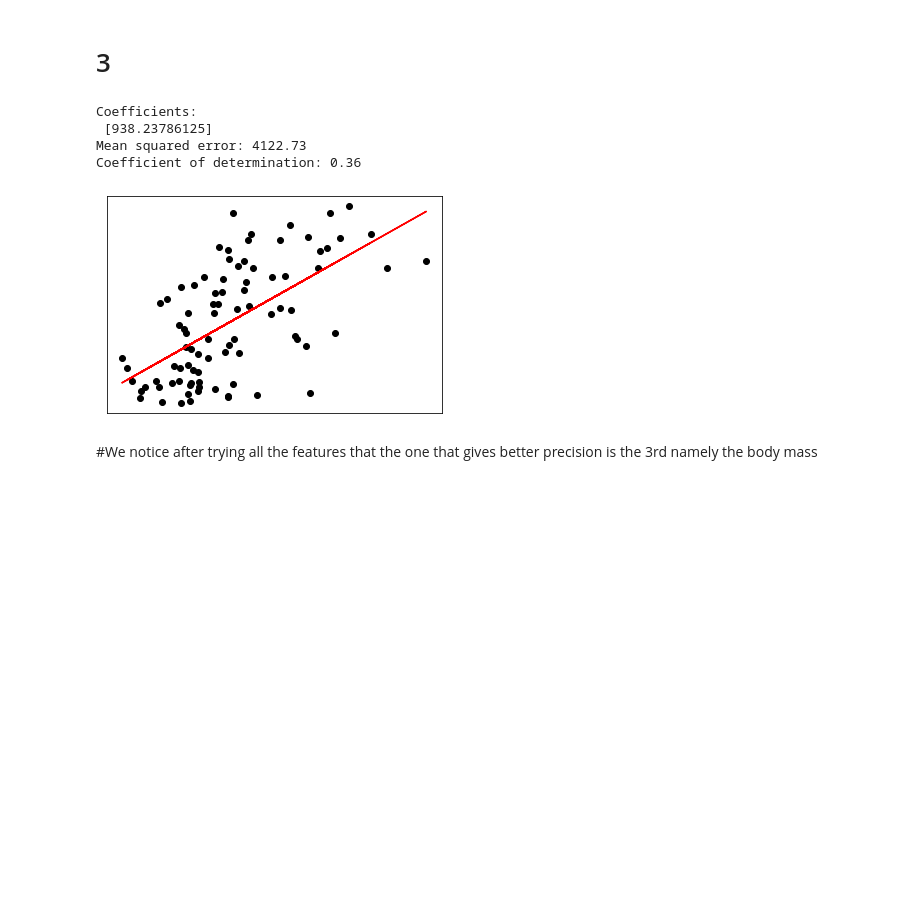
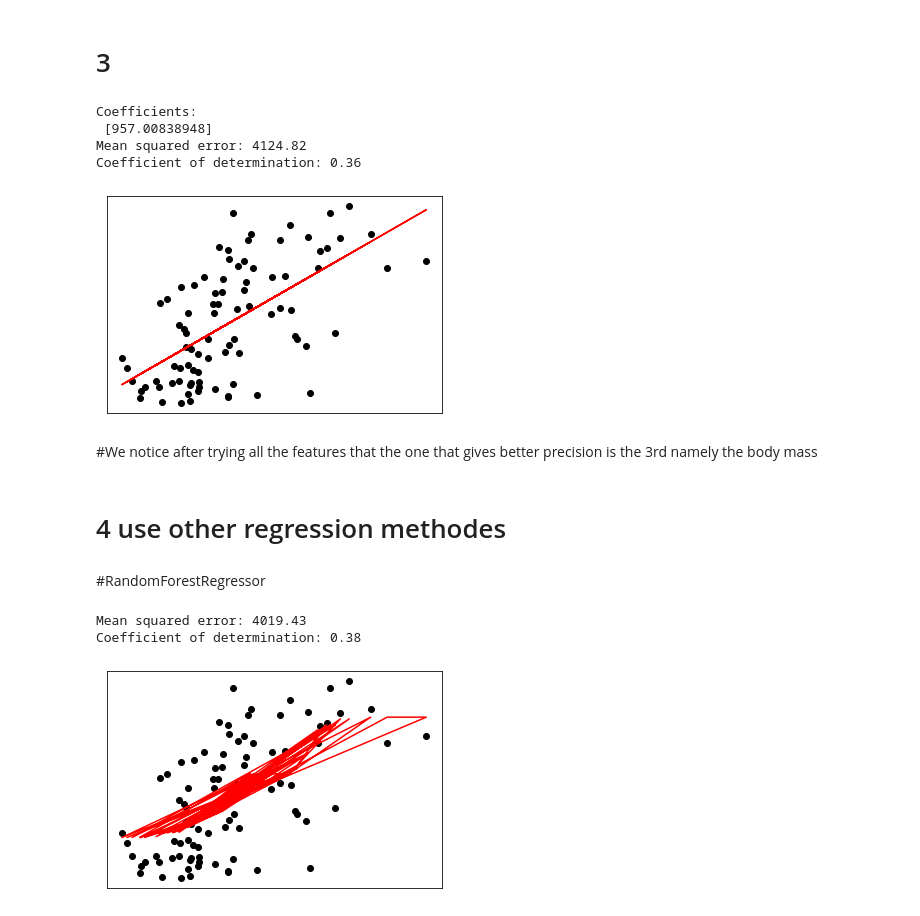
Before and after one commit to massinoLight/TpfouilleDeDonnees, a Jupyter notebook: TP3.ipynb, the cells around one changed output. Saved outputs shown, nothing was run; the diff lists cells and outputs as text; code cells hidden in the pictures; blank space fills up the shorter version.

```diff
--- a/TP3.ipynb
+++ b/TP3.ipynb
@@ -164,7 +164,7 @@ DataPrediction = regr.predict(testDataX)
 # %%
 from sklearn.metrics import mean_squared_error, r2_score
 # The coefficients
-print('Coefficients: \n', regr.coef_)
+print('Coefficients: \n', reg.coef_)
 # The mean squared error
 print('Mean squared error: %.2f'% mean_squared_error(testDataY, DataPrediction))
 # The coefficient of determination: 1 is perfect prediction
@@ -180,9 +180,37 @@ plt.yticks(())
 plt.show()
 # %% [output]
 Coefficients:
- [938.23786125]
-Mean squared error: 4122.73
+ [957.00838948]
+Mean squared error: 4124.82
 Coefficient of determination: 0.36
 [figure]
 # %% [markdown]
 #We notice after trying all the features that the one that gives better precision is the 3rd namely the body mass
+# %% [markdown]
+# 4 use other regression methodes
+# %% [markdown]
+#RandomForestRegressor
+# %%
+from sklearn.ensemble import RandomForestRegressor
+from sklearn.datasets import make_regression
+regr = RandomForestRegressor(max_depth=2, random_state=0)
+regr.fit(trainingDataX, trainingDataY)
+DataPrediction = regr.predict(testDataX)
+
+# The mean squared error
+print('Mean squared error: %.2f'% mean_squared_error(testDataY, DataPrediction))
+# The coefficient of determination: 1 is perfect prediction
+print('Coefficient of determination: %.2f'% r2_score(testDataY, DataPrediction))
+
+# Plot outputs
+plt.scatter(testDataX, testDataY,  color='black')
+plt.plot(testDataX, DataPrediction, color='red')
+
+plt.xticks(())
+plt.yticks(())
+
+plt.show()
+# %% [output]
+Mean squared error: 4019.43
+Coefficient of determination: 0.38
+[figure, added]
```
Also changed, not shown: parts of 3 cells of this notebook.
